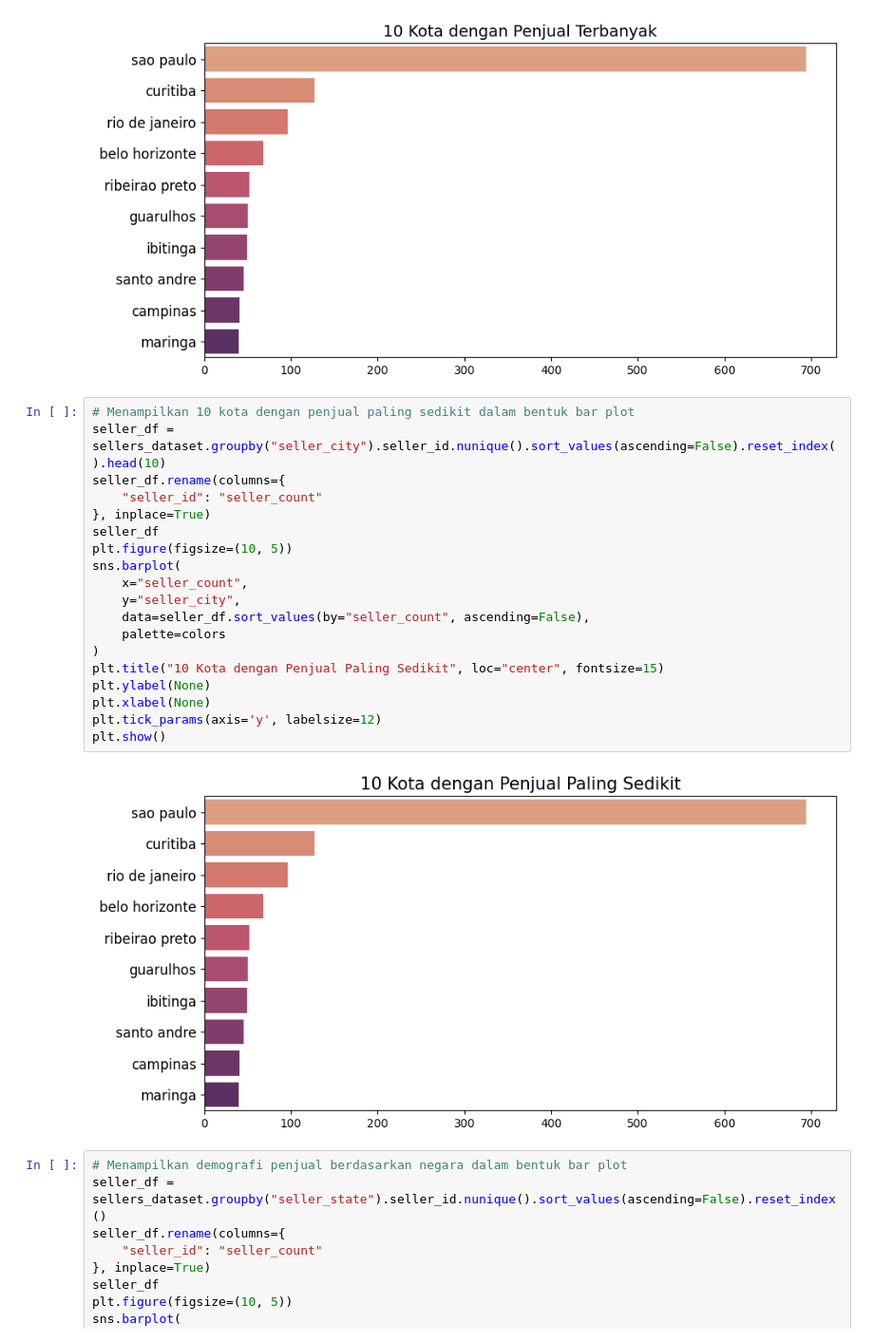
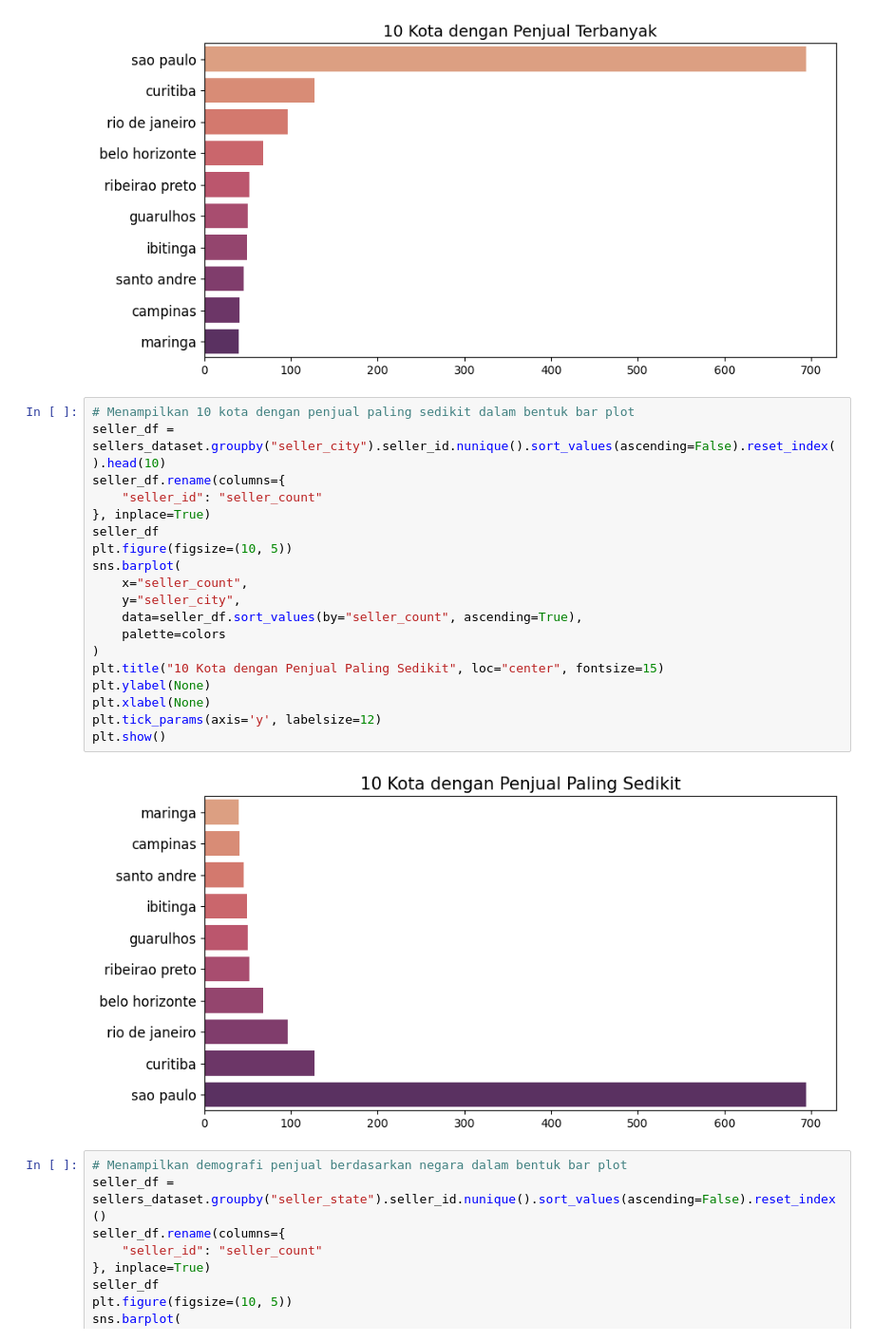
Before and after one commit to hilmansw/Brazilian-E-Commerce-Data-Analysis, a Jupyter notebook: notebook.ipynb, the cells around one changed output. Shown at 95% size. Drawn from its saved outputs; the diff is of its cells as text.

```diff
--- a/notebook.ipynb
+++ b/notebook.ipynb
@@ -1308,24 +1308,24 @@ plt.show()
 # %%
 # Menampilkan 10 kota dengan penjual paling sedikit dalam bentuk bar plot
 seller_df = sellers_dataset.groupby("seller_city").seller_id.nunique().sort_values(ascending=False).reset_index().head(10)
 seller_df.rename(columns={
     "seller_id": "seller_count"
 }, inplace=True)
 seller_df
 plt.figure(figsize=(10, 5))
 sns.barplot(
     x="seller_count",
     y="seller_city",
-    data=seller_df.sort_values(by="seller_count", ascending=False),
+    data=seller_df.sort_values(by="seller_count", ascending=True),
     palette=colors
 )
 plt.title("10 Kota dengan Penjual Paling Sedikit", loc="center", fontsize=15)
 plt.ylabel(None)
 plt.xlabel(None)
 plt.tick_params(axis='y', labelsize=12)
 plt.show()
 # %% [output]
-[figure, old version]
+[figure, new version]
 # %%
 # Menampilkan demografi penjual berdasarkan negara dalam bentuk bar plot
 seller_df = sellers_dataset.groupby("seller_state").seller_id.nunique().sort_values(ascending=False).reset_index()
```
Also changed, not shown: parts of 3 cells of this notebook.
